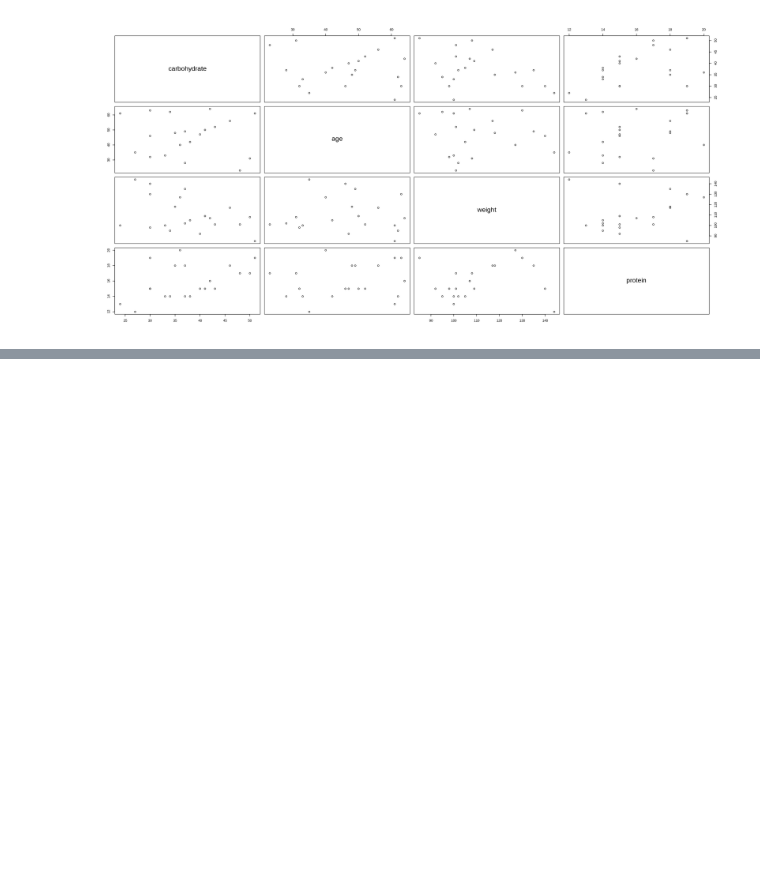
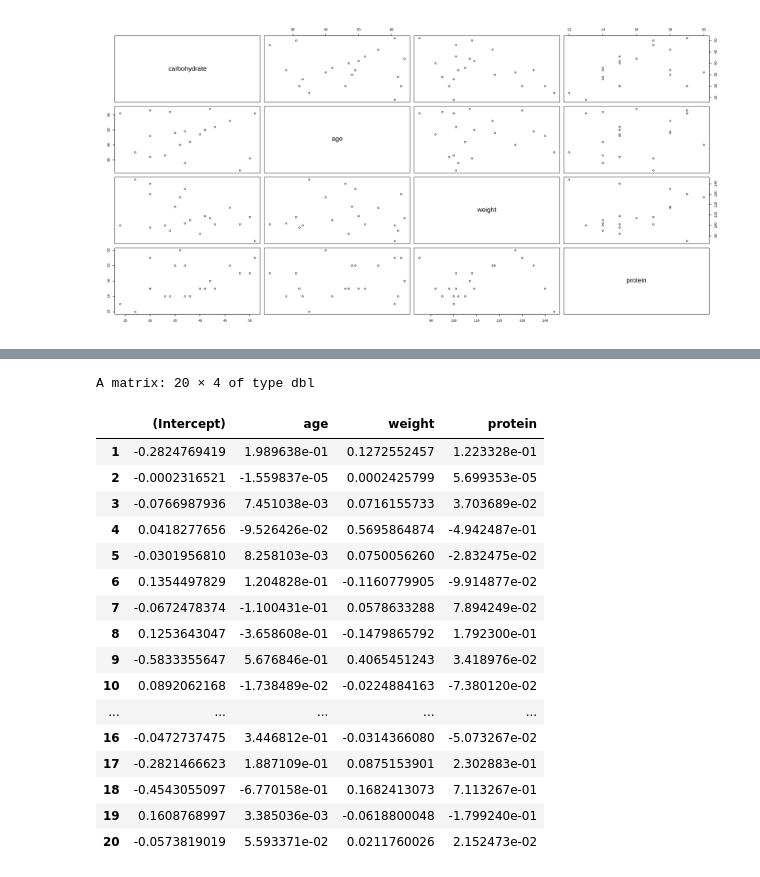
Before and after one commit to benjaminsw/Generalised_Linear_Models, a Jupyter notebook: R_carbohydrate.ipynb, the cells around one changed output, grey strips where cells are left out. Saved outputs shown, nothing was run; the diff lists cells and outputs as text; code cells hidden in the pictures; blank space fills up the shorter version.

```diff
--- a/R_carbohydrate.ipynb
+++ b/R_carbohydrate.ipynb
@@ -26,0 +318,2 @@ pairs(carb)
+# %%
+dffits(m1)
@@ -26,0 +340,21 @@ pairs(carb)
+# %%
+dfbetas(m1)
+# %% [output]
+A matrix: 20 × 4 of type dbl
+|  | (Intercept) | age | weight | protein |
+| 1 | -0.2824769419 | 1.989638e-01 | 0.1272552457 | 1.223328e-01 |
+| 2 | -0.0002316521 | -1.559837e-05 | 0.0002425799 | 5.699353e-05 |
+| 3 | -0.0766987936 | 7.451038e-03 | 0.0716155733 | 3.703689e-02 |
+| 4 | 0.0418277656 | -9.526426e-02 | 0.5695864874 | -4.942487e-01 |
+| 5 | -0.0301956810 | 8.258103e-03 | 0.0750056260 | -2.832475e-02 |
+| 6 | 0.1354497829 | 1.204828e-01 | -0.1160779905 | -9.914877e-02 |
+| 7 | -0.0672478374 | -1.100431e-01 | 0.0578633288 | 7.894249e-02 |
+| 8 | 0.1253643047 | -3.658608e-01 | -0.1479865792 | 1.792300e-01 |
+| 9 | -0.5833355647 | 5.676846e-01 | 0.4065451243 | 3.418976e-02 |
+| 10 | 0.0892062168 | -1.738489e-02 | -0.0224884163 | -7.380120e-02 |
+| ... | ... | ... | ... | ... |
+| 16 | -0.0472737475 | 3.446812e-01 | -0.0314366080 | -5.073267e-02 |
+| 17 | -0.2821466623 | 1.887109e-01 | 0.0875153901 | 2.302883e-01 |
+| 18 | -0.4543055097 | -6.770158e-01 | 0.1682413073 | 7.113267e-01 |
+| 19 | 0.1608768997 | 3.385036e-03 | -0.0618800048 | -1.799240e-01 |
+| 20 | -0.0573819019 | 5.593371e-02 | 0.0211760026 | 2.152473e-02 |
```
Also changed, not shown: parts of 36 cells of this notebook.
